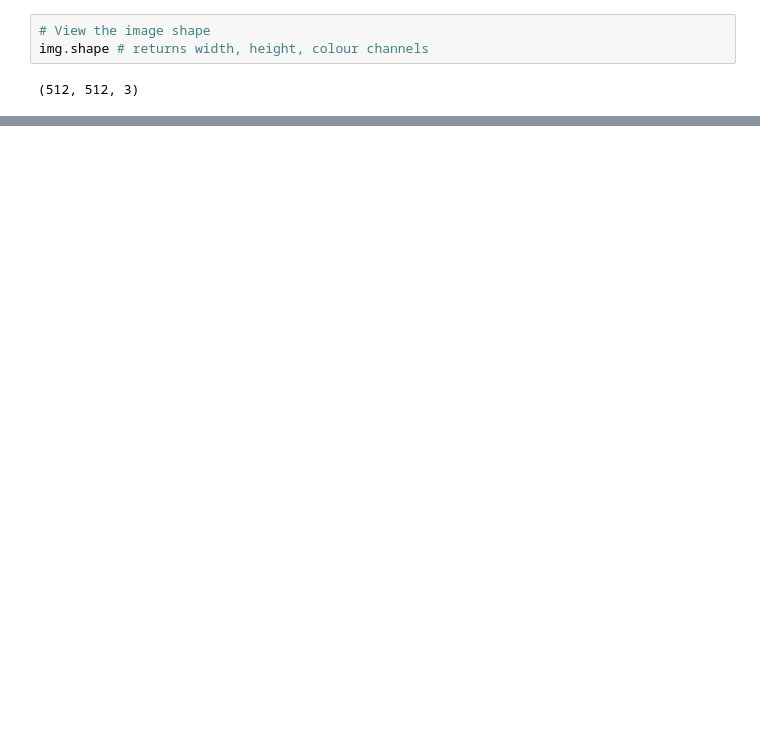
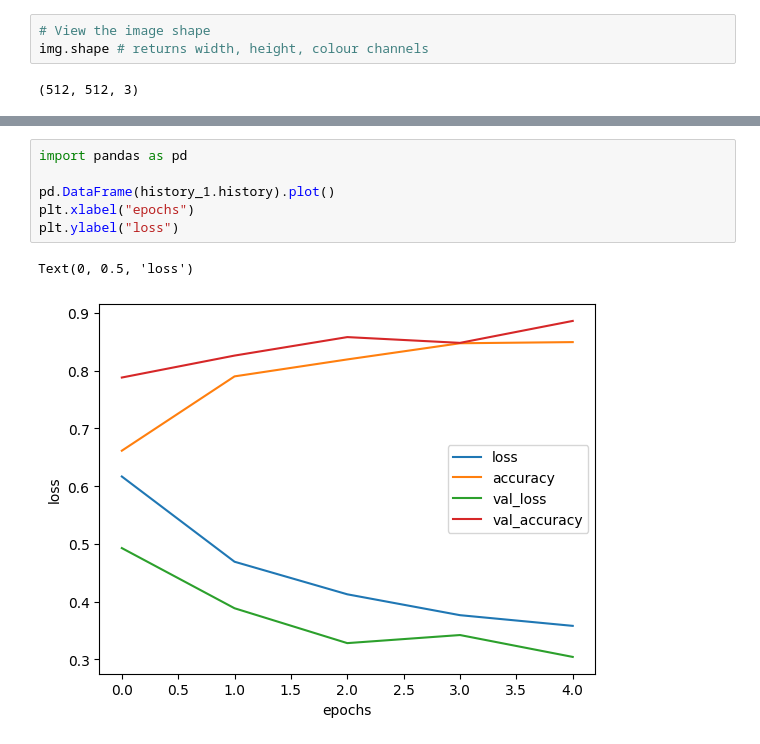
Before and after one commit to shapi88/tensorflow_book, a Jupyter notebook: 03_convolutional_neural_networks_with_tensorflow.ipynb, the cells around one changed output, grey strips where cells are left out. Drawn from its saved outputs; the diff is of its cells as text; blank space fills up the shorter version.

```diff
--- a/03_convolutional_neural_networks_with_tensorflow.ipynb
+++ b/03_convolutional_neural_networks_with_tensorflow.ipynb
@@ -148,0 +304,9 @@ img.shape # returns width, height, colour channels
+# %%
+import pandas as pd
+
+pd.DataFrame(history_1.history).plot()
+plt.xlabel("epochs")
+plt.ylabel("loss")
+# %% [output]
+Text(0, 0.5, 'loss')
+[figure, added]
```
Also changed, not shown: parts of 16 cells of this notebook.
